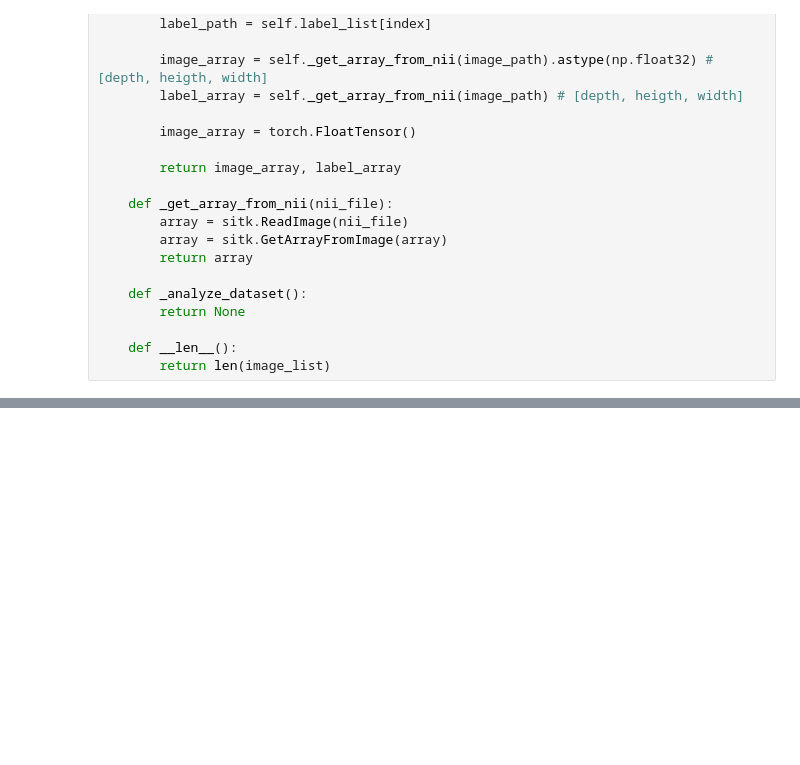
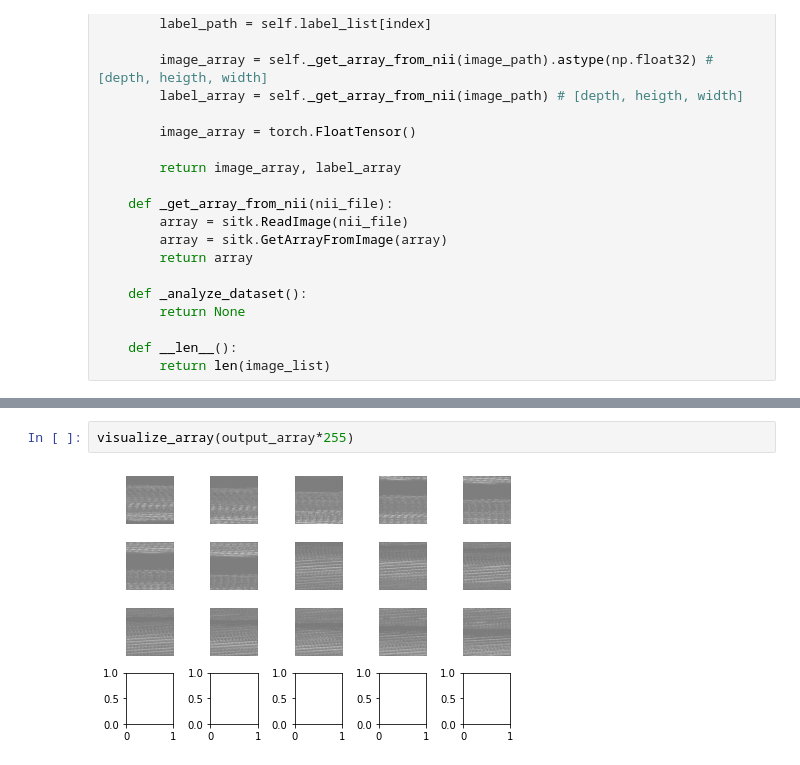
Before and after one commit to wilsonmwiti/UNet-data-Analysis, a Jupyter notebook: test.ipynb, the cells around one changed output, grey strips where cells are left out. Cells and saved outputs as stored; diff of their text form; blank space fills up the shorter version.

```diff
--- a/test.ipynb
+++ b/test.ipynb
@@ -818,0 +898,4 @@ class ACDCDataset(Dataset):
+# %%
+visualize_array(output_array*255)
+# %% [output]
+[figure, added]
```
Also changed, not shown: parts of 9 cells of this notebook, 6 other files.
